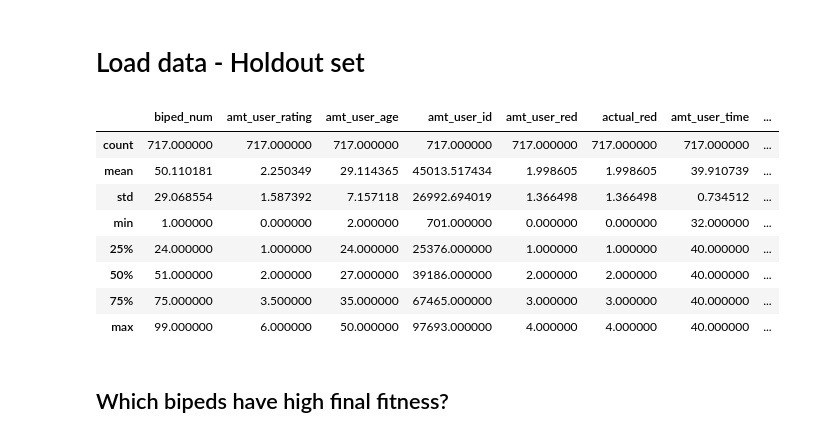
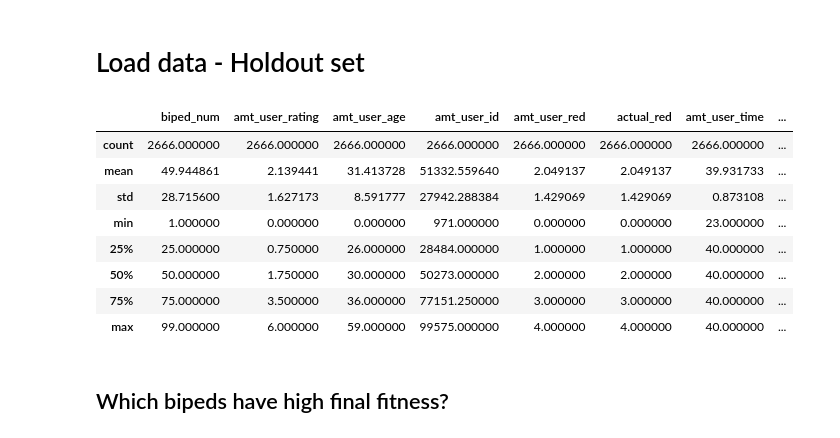
Before and after one commit to rhiever/AMT-biped-analysis, a Jupyter notebook: Biped AMT ratings.ipynb, the cells around one changed output. Drawn from its saved outputs; the diff is of its cells as text; code cells hidden in the pictures.

```diff
--- a/Biped AMT ratings.ipynb
+++ b/Biped AMT ratings.ipynb
@@ -579,25 +579,25 @@ ylim(1.0, 6.0)
 # %%
 from pandas import read_csv
 
-biped_ratings = read_csv("biped-amt-ratings-holdout.csv", na_values=[""]).dropna()
+biped_ratings = read_csv("biped-amt-ratings-holdout-full.csv", na_values=[""]).dropna()
 
 # only keep the rating if the user correctly identified the dummy biped
 biped_ratings = biped_ratings[biped_ratings["amt_user_red"] == biped_ratings["actual_red"]]
 
 # throw out ratings for the dummy biped (biped 0)
 biped_ratings = biped_ratings[biped_ratings["biped_num"] != 0]
 
 biped_ratings.describe()
 # %% [output]
 |  | biped_num | amt_user_rating | amt_user_age | amt_user_id | amt_user_red | actual_red | amt_user_time | ... |
-| count | 717.000000 | 717.000000 | 717.000000 | 717.000000 | 717.000000 | 717.000000 | 717.000000 | ... |
-| mean | 50.110181 | 2.250349 | 29.114365 | 45013.517434 | 1.998605 | 1.998605 | 39.910739 | ... |
-| std | 29.068554 | 1.587392 | 7.157118 | 26992.694019 | 1.366498 | 1.366498 | 0.734512 | ... |
-| min | 1.000000 | 0.000000 | 2.000000 | 701.000000 | 0.000000 | 0.000000 | 32.000000 | ... |
-| 25% | 24.000000 | 1.000000 | 24.000000 | 25376.000000 | 1.000000 | 1.000000 | 40.000000 | ... |
-| 50% | 51.000000 | 2.000000 | 27.000000 | 39186.000000 | 2.000000 | 2.000000 | 40.000000 | ... |
-| 75% | 75.000000 | 3.500000 | 35.000000 | 67465.000000 | 3.000000 | 3.000000 | 40.000000 | ... |
-| max | 99.000000 | 6.000000 | 50.000000 | 97693.000000 | 4.000000 | 4.000000 | 40.000000 | ... |
+| count | 2666.000000 | 2666.000000 | 2666.000000 | 2666.000000 | 2666.000000 | 2666.000000 | 2666.000000 | ... |
+| mean | 49.944861 | 2.139441 | 31.413728 | 51332.559640 | 2.049137 | 2.049137 | 39.931733 | ... |
+| std | 28.715600 | 1.627173 | 8.591777 | 27942.288384 | 1.429069 | 1.429069 | 0.873108 | ... |
+| min | 1.000000 | 0.000000 | 0.000000 | 971.000000 | 0.000000 | 0.000000 | 23.000000 | ... |
+| 25% | 25.000000 | 0.750000 | 26.000000 | 28484.000000 | 1.000000 | 1.000000 | 40.000000 | ... |
+| 50% | 50.000000 | 1.750000 | 30.000000 | 50273.000000 | 2.000000 | 2.000000 | 40.000000 | ... |
+| 75% | 75.000000 | 3.500000 | 36.000000 | 77151.250000 | 3.000000 | 3.000000 | 40.000000 | ... |
+| max | 99.000000 | 6.000000 | 59.000000 | 99575.000000 | 4.000000 | 4.000000 | 40.000000 | ... |
 # %% [markdown]
 ## Which bipeds have high final fitness?
 # %%
```
Also changed, not shown: parts of 5 cells of this notebook.
